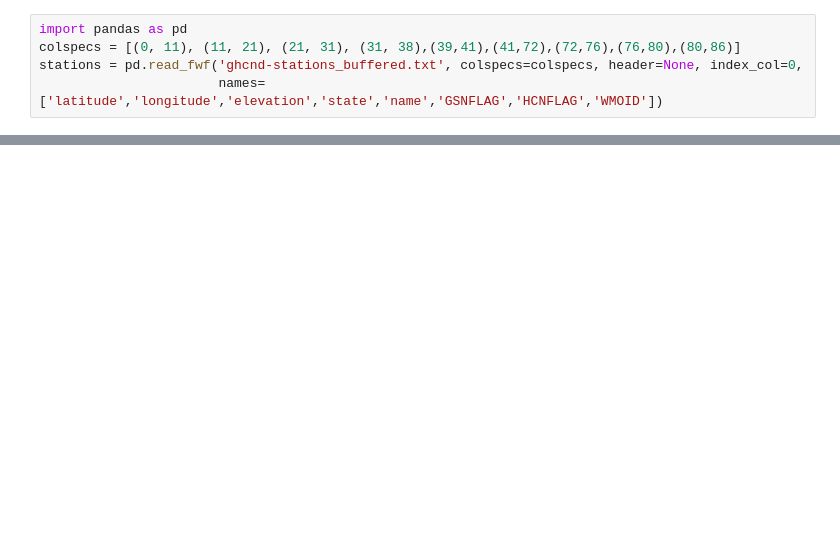
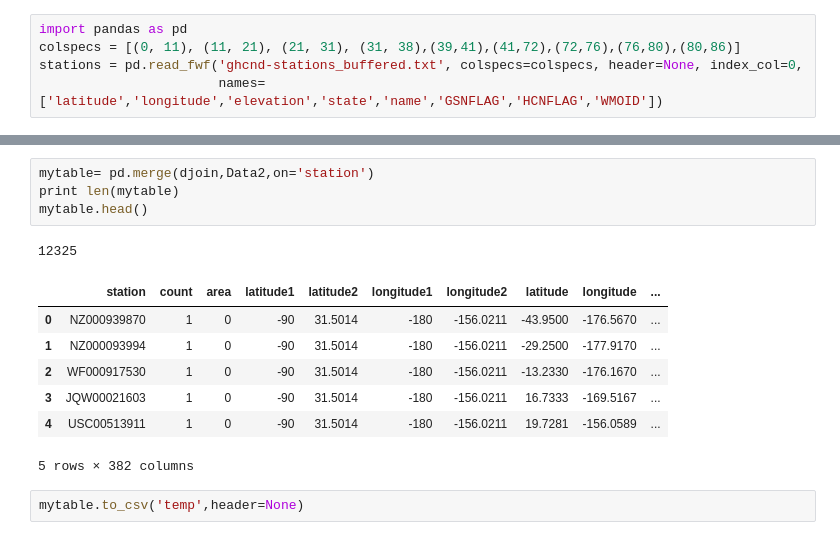
Before and after one commit to JiapengZhang/UCSD_BigData, a Jupyter notebook: notebooks/weather.mapreduce/assignment2.ipynb, the cells around one changed output, grey strips where cells are left out. Drawn from its saved outputs; the diff is of its cells as text; blank space fills up the shorter version.

```diff
--- a/notebooks/weather.mapreduce/assignment2.ipynb
+++ b/notebooks/weather.mapreduce/assignment2.ipynb
@@ -178,0 +551,15 @@ ExceptionPexpect: Error! pty.fork() failed: [Errno 12] Cannot allocate memory
+# %%
+mytable= pd.merge(djoin,Data2,on='station')
+print len(mytable)
+mytable.head()
+# %% [output]
+12325
+|  | station | count | area | latitude1 | latitude2 | longitude1 | longitude2 | latitude | longitude | ... |
+| 0 | NZ000939870 | 1 | 0 | -90 | 31.5014 | -180 | -156.0211 | -43.9500 | -176.5670 | ... |
+| 1 | NZ000093994 | 1 | 0 | -90 | 31.5014 | -180 | -156.0211 | -29.2500 | -177.9170 | ... |
+| 2 | WF000917530 | 1 | 0 | -90 | 31.5014 | -180 | -156.0211 | -13.2330 | -176.1670 | ... |
+| 3 | JQW00021603 | 1 | 0 | -90 | 31.5014 | -180 | -156.0211 | 16.7333 | -169.5167 | ... |
+| 4 | USC00513911 | 1 | 0 | -90 | 31.5014 | -180 | -156.0211 | 19.7281 | -156.0589 | ... |
+5 rows × 382 columns
+# %%
+mytable.to_csv('temp',header=None)
```
Also changed, not shown: parts of 26 cells of this notebook, 2 other files.
